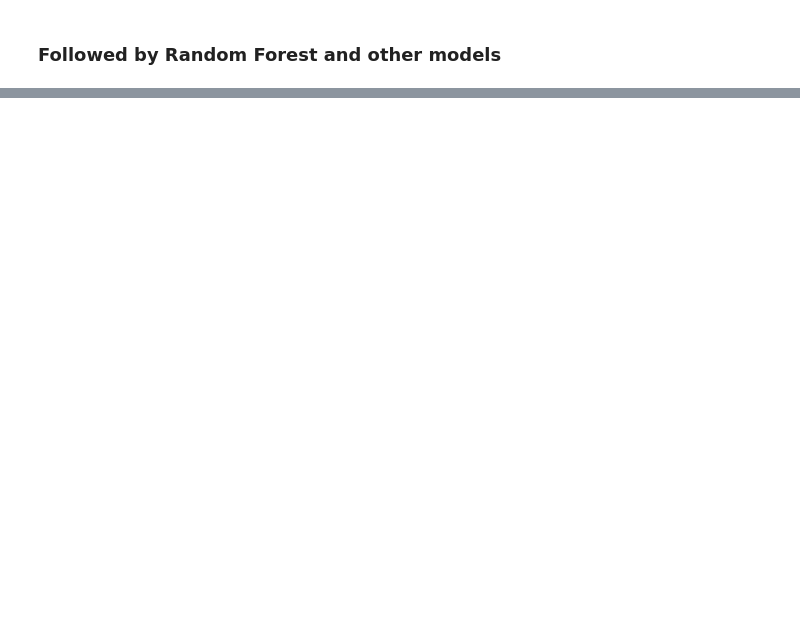
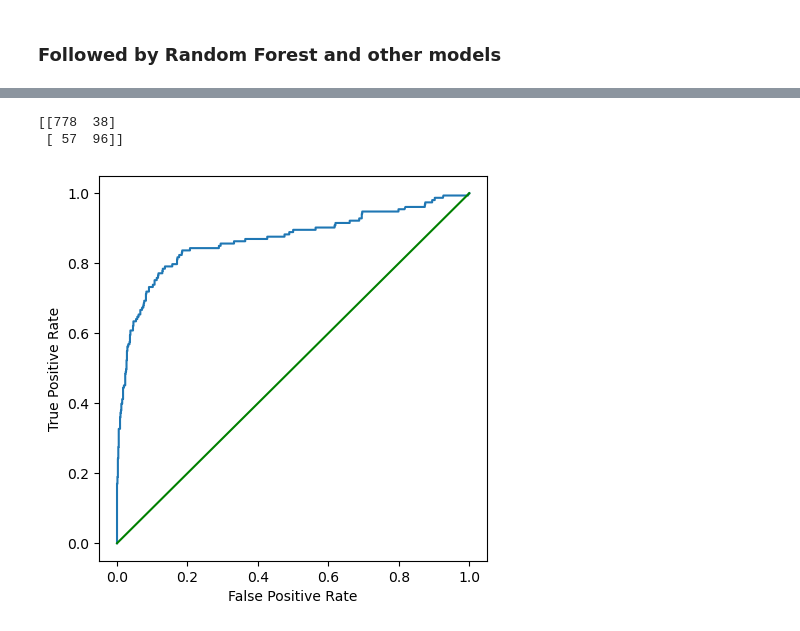
Before and after one commit to Rishabhknp666/Data-Science-projects, a Jupyter notebook: Churn modelling.ipynb, the cells around one changed output, grey strips where cells are left out. Saved outputs shown, nothing was run; the diff lists cells and outputs as text; code cells hidden in the pictures; blank space fills up the shorter version.

```diff
--- a/Churn modelling.ipynb
+++ b/Churn modelling.ipynb
@@ -512,0 +685,2 @@ transformer = ColumnTransformer(
+# %%
+rfc = RandomForestClassifier(max_depth=2, random_state=666)
@@ -512,0 +715,8 @@ transformer = ColumnTransformer(
+# %%
+from sklearn.ensemble import StackingClassifier
+SC = StackingClassifier(estimators=estimators,final_estimator=rfc,cv=2)
+stacked = SC.fit(Xtrainupdt, ytrainupdt)
+y_pred_stack = stacked.predict(Xtest)
+
+print(f"\nStacking classifier training Accuracy: {SC.score(Xtrainupdt, ytrainupdt):0.2f}")
+print(f"Stacking classifier test Accuracy: {SC.score(Xtest, ytest):0.2f}")
@@ -512,0 +747,8 @@ transformer = ColumnTransformer(
+# %%
+SC_roc_auc = roc_auc_score(ytest, y_pred_stack)
+
+cm = confusion_matrix(ytest, y_pred_stack)
+print(cm)
+# %% [output]
+[[778  38]
+ [ 57  96]]
@@ -512,0 +757,13 @@ transformer = ColumnTransformer(
+# %%
+y_proba = SC.predict_proba(Xtest)
+
+from sklearn.metrics import roc_curve
+from sklearn.metrics import RocCurveDisplay
+def plot_auc_roc_curve(ytest, y_pred_stack):
+    fpr, tpr, _ = roc_curve(ytest, y_pred_stack)
+    roc_display = RocCurveDisplay(fpr=fpr, tpr=tpr).plot()
+    roc_display.figure_.set_size_inches(5,5)
+    plt.plot([0, 1], [0, 1], color = 'g')
+plot_auc_roc_curve(ytest, y_proba[:, 1])
+# %% [output]
+[figure, added]
```
Also changed, not shown: parts of 56 cells of this notebook, 2 other files.
